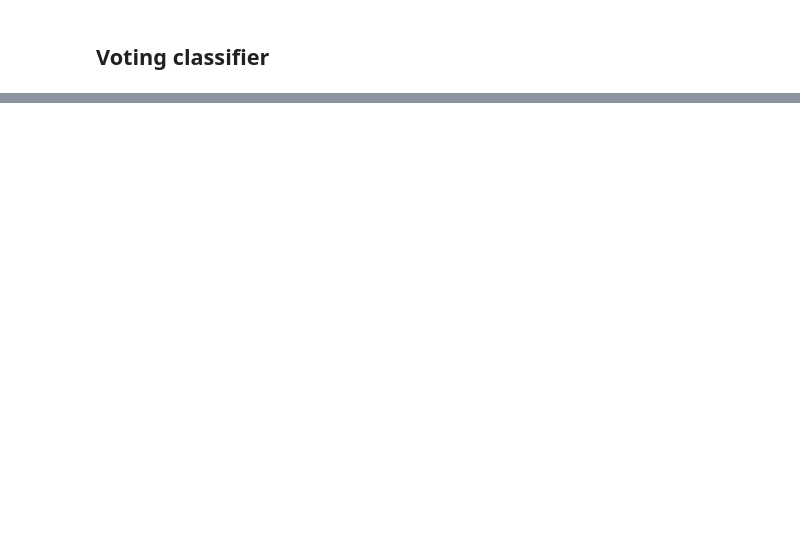
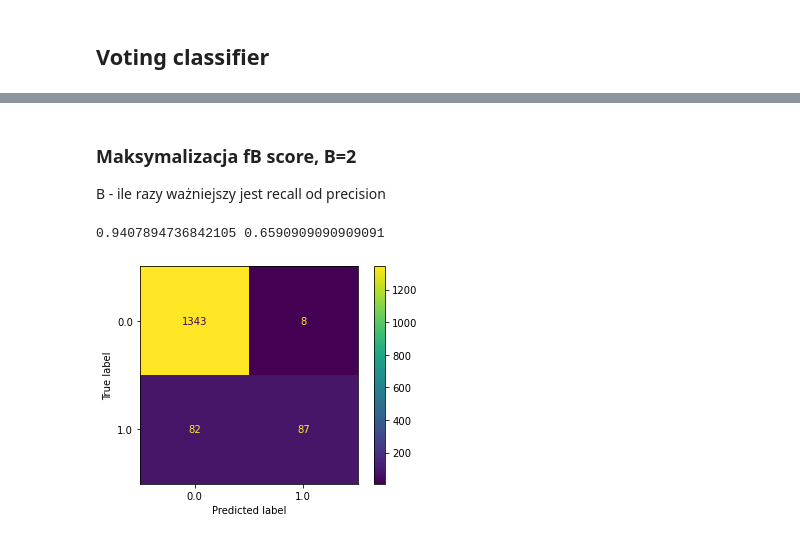
Before and after one commit to cyklop123/MOW, a Jupyter notebook: MOW-Wstepna_analiza_dancych.ipynb, the cells around one changed output, grey strips where cells are left out. Drawn from its saved outputs; the diff is of its cells as text; code cells hidden in the pictures; blank space fills up the shorter version.

```diff
--- a/MOW-Wstepna_analiza_dancych.ipynb
+++ b/MOW-Wstepna_analiza_dancych.ipynb
@@ -493,0 +816,17 @@ print("Srednia skutecznosc:", accuracy.mean(), f1.mean())
+# %% [markdown]
+### Maksymalizacja fB score, B=2
+B - ile razy ważniejszy jest recall od precision
+# %%
+# populacja=20, iteracji=20
+rf = RandomForestClassifier(n_estimators=96, max_depth=6.787860072849839, min_samples_split=70, min_samples_leaf=29, max_leaf_nodes=16)
+rf.fit(reduced, y_train)
+
+X_test_reduced = sfs.transform(X_test)
+y_pred = rf.predict(X_test_reduced)
+
+print( metrics.accuracy_score(y_test, y_pred), metrics.f1_score(y_test, y_pred) )
+metrics.plot_confusion_matrix(rf, X_test_reduced, y_test)
+plt.show()
+# %% [output]
+0.9407894736842105 0.6590909090909091
+[figure, added]
```
Also changed, not shown: parts of 31 cells of this notebook.
